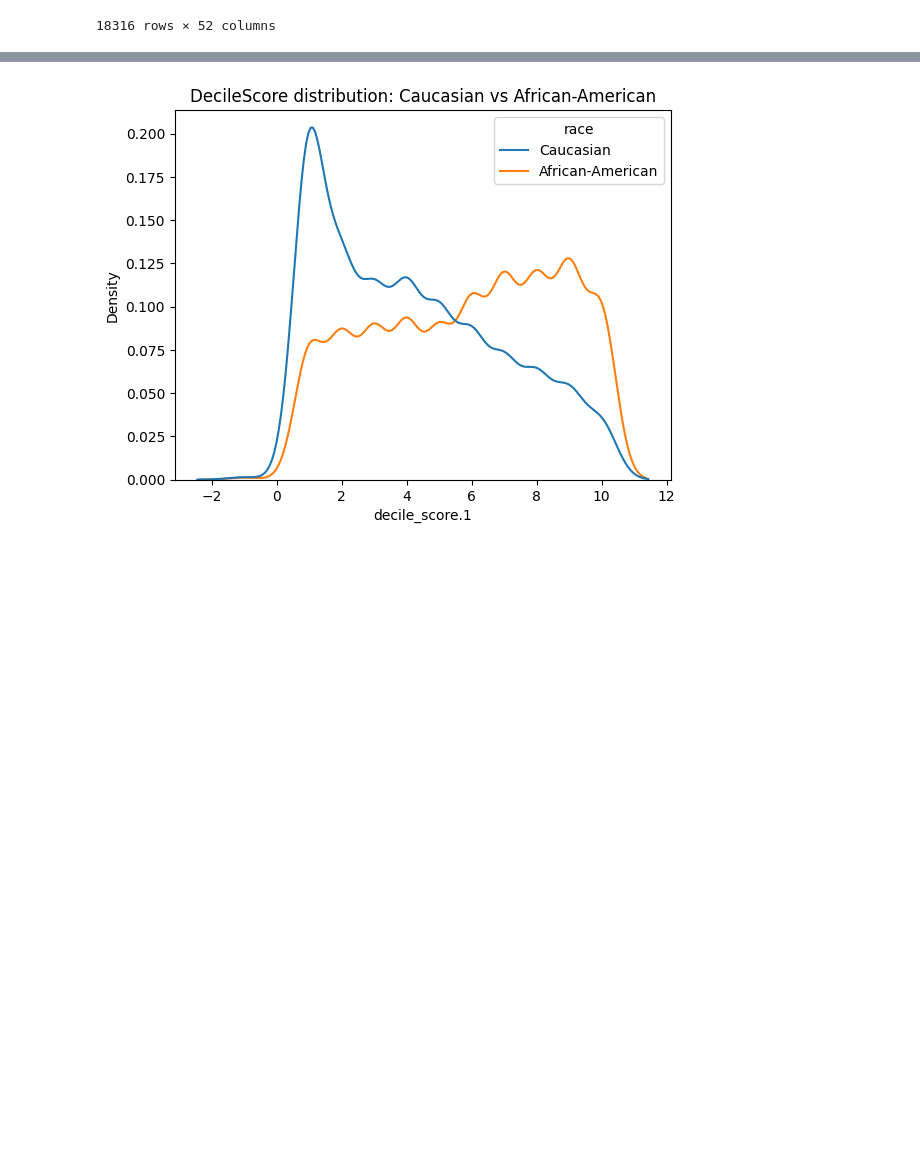
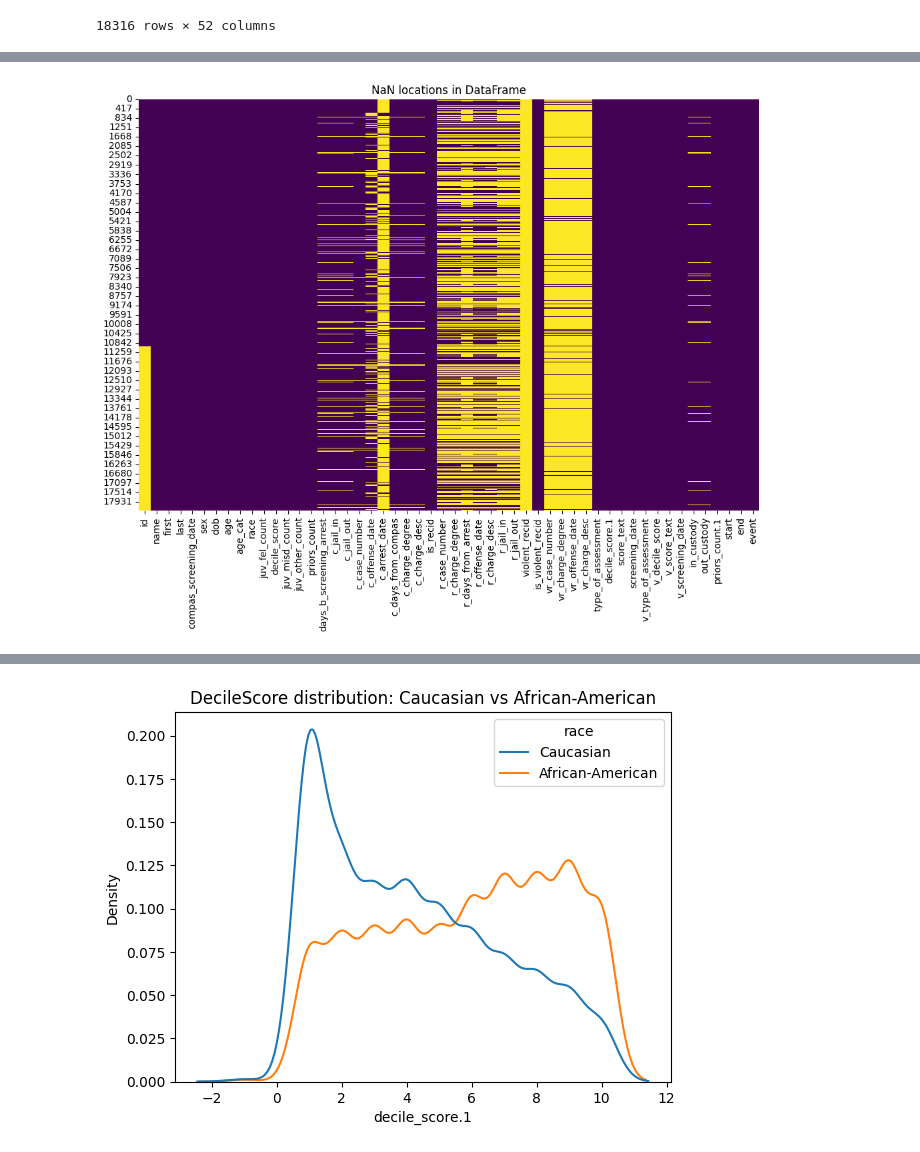
Before and after one commit to gusanitor8/ResponsibleAi-Proyecto1, a Jupyter notebook: eda.ipynb, the cells around one changed output, grey strips where cells are left out. Saved outputs shown, nothing was run; the diff lists cells and outputs as text; code cells hidden in the pictures; blank space fills up the shorter version.

```diff
--- a/eda.ipynb
+++ b/eda.ipynb
@@ -242,0 +273,8 @@ df2
+# %%
+# Plot heatmap of NaNs
+plt.figure(figsize=(12,8))
+sns.heatmap(df2.isna(), cbar=False, cmap="viridis")
+plt.title("NaN locations in DataFrame")
+plt.show()
+# %% [output]
+[figure, added]
```
Also changed, not shown: parts of 6 cells of this notebook.
